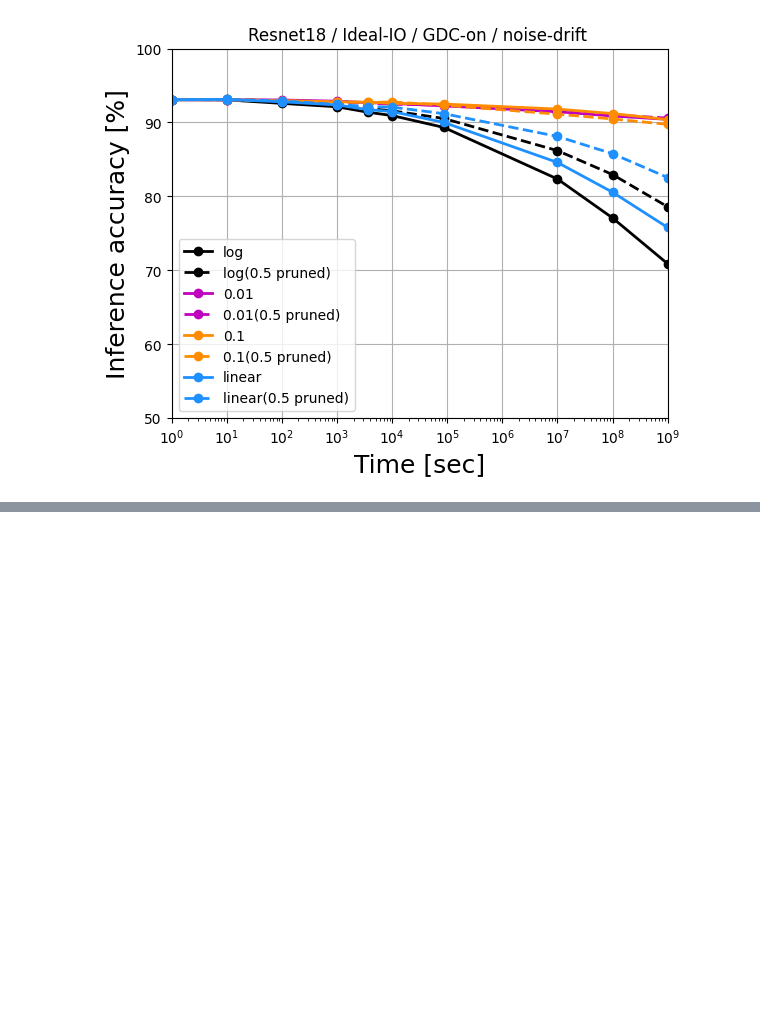
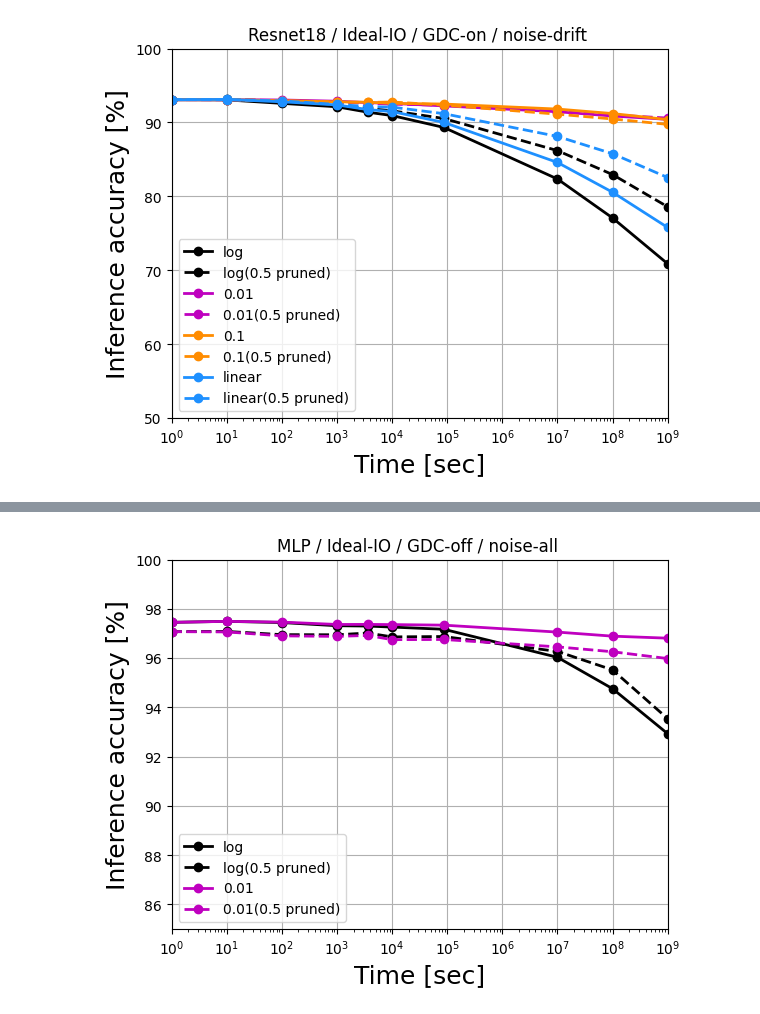
Before and after one commit to PRAM-weight-biasing/PRAM-weight-biasing, a Jupyter notebook: z_data_processing/250121_acc_plot_MLP.ipynb, the cells around one changed output, grey strips where cells are left out. Drawn from its saved outputs; the diff is of its cells as text; code cells hidden in the pictures; blank space fills up the shorter version.

```diff
--- a/z_data_processing/250121_acc_plot_MLP.ipynb
+++ b/z_data_processing/250121_acc_plot_MLP.ipynb
@@ -145,0 +141,43 @@ plt.show()
+# %%
+import matplotlib.pyplot as plt
+
+x = df_pivot['inf_time']
+
+plt.grid(True)
+
+plt.plot(x,df_pivot['-_log_X'], marker='o', label = 'log', linewidth=2, color='k')
+# plt.plot(x,df_pivot['0.3_log_X'], marker='o', label = 'log(0.3 pruned)', linestyle='--', linewidth=2)
+# plt.plot(x,df_pivot['0.4_log_X'], marker='o', label = 'log(0.4 pruned)', linestyle='--', linewidth=2)
+plt.plot(x,df_pivot['0.5_log_X'], marker='o', label = 'log(0.5 pruned)', linestyle='--', linewidth=2, color='k')
+# plt.plot(x,df_pivot['0.6_log_X'], marker='o', label = 'log(0.6 pruned)', linestyle='--', linewidth=2)
+# plt.plot(x,df_pivot['0.7_log_X'], marker='o', label = 'log(0.7 pruned)', linestyle='--', linewidth=2)
+# plt.plot(x,df_pivot['0.3_log_O'], marker='o', label = 'log(0.3 retrained)', linestyle='--', linewidth=2)
+# plt.plot(x,df_pivot['0.4_log_O'], marker='o', label = 'log(0.4 retrained)', linestyle='--', linewidth=2)
+
+
+plt.plot(x,df_pivot['-_0.01_X'], marker='o', label = '0.01', linewidth=2, color='m')
+# plt.plot(x,df_pivot['0.3_0.01_X'], marker='o', label = '0.01(0.3 pruned)', linestyle='--',linewidth=2)
+# plt.plot(x,df_pivot['0.4_0.01_X'], marker='o', label = '0.01(0.4 pruned)', linestyle='--',linewidth=2)
+plt.plot(x,df_pivot['0.5_0.01_X'], marker='o', label = '0.01(0.5 pruned)', linestyle='--',linewidth=2, color='m')
+# plt.plot(x,df_pivot['0.6_0.01_X'], marker='o', label = '0.01(0.6 pruned)', linestyle='--',linewidth=2)
+
+
+# plt.plot(x,df_pivot['-_linear_X'], marker='o', label = 'linear', linewidth=2, color='dodgerblue')
+# plt.plot(x,df_pivot['0.3_linear_X'], marker='o', label = 'linear(0.3 pruned)', linestyle='--',linewidth=2)
+# plt.plot(x,df_pivot['0.4_linear_X'], marker='o', label = 'linear(0.4 pruned)', linestyle='--',linewidth=2)
+# plt.plot(x,df_pivot['0.5_linear_X'], marker='o', label = 'linear(0.5 pruned)', linestyle='--',linewidth=2)
+# plt.plot(x,df_pivot['0.6_linear_X'], marker='o', label = 'linear(0.6 pruned)', linestyle='--',linewidth=2)
+
+
+plt.title("MLP / Ideal-IO / GDC-off / noise-all ")
+plt.legend(fontsize=10, loc='lower left', bbox_to_anchor=(0.0, 0.0))
+plt.xlabel('Time [sec]',fontsize=18)
+plt.ylabel('Inference accuracy [%]', fontsize=18) #, fontweight='demi'
+# plt.xticks(fontsize/14)
+
+plt.ylim(85,100)
+plt.xlim(1,1000000000)
+plt.xscale('log')
+plt.show()
+# %% [output]
+[figure, added]
```
Also changed, not shown: parts of 4 cells of this notebook, 5 other files.
